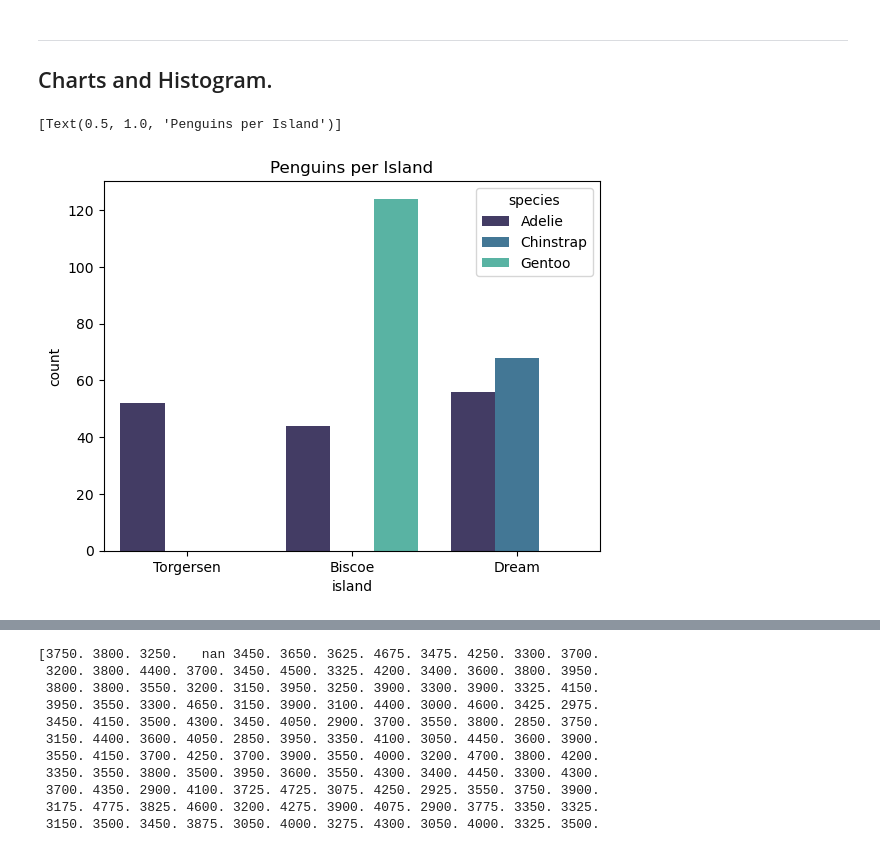
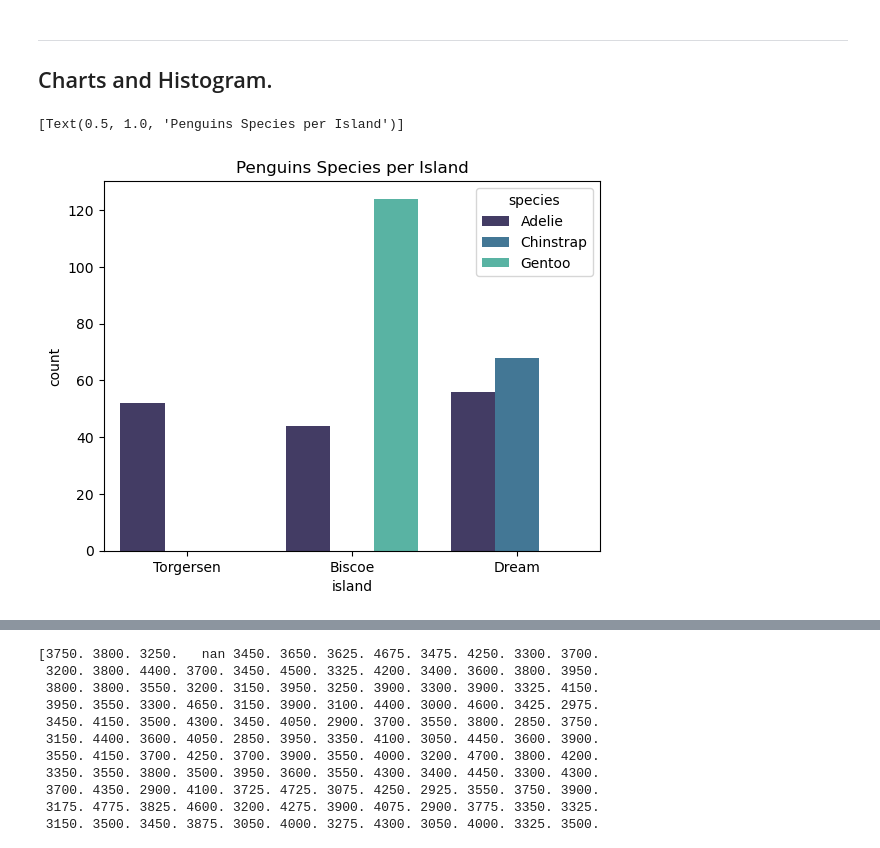
Before and after one commit to FabianeCancian/Principles-of-Data-Analytics, a Jupyter notebook: penguins.ipynb, the cells around one changed output, grey strips where cells are left out. Drawn from its saved outputs; the diff is of its cells as text; code cells hidden in the pictures.

```diff
--- a/penguins.ipynb
+++ b/penguins.ipynb
@@ -110,10 +111,10 @@ dtype: object
 # %%
 #Plot the bar chart
 
-sns.countplot(data= df, x= 'island', hue='species', palette='mako').set(title='Penguins per Island')
+sns.countplot(data= df, x= 'island', hue='species', palette='mako').set(title='Penguins Species per Island')
 # %% [output]
-[Text(0.5, 1.0, 'Penguins per Island')]
+[Text(0.5, 1.0, 'Penguins Species per Island')]
-[figure, old version]
+[figure, new version]
 # %% [markdown]
 ![Palmer Penguins](https://www.gabemednick.com/post/penguin/featured_hu23a2ff6767279debab043a6c8f0a6157_878472_720x0_resize_lanczos_2.png)
 # %%
```
Also changed, not shown: parts of 2 cells of this notebook, 1 other file.
